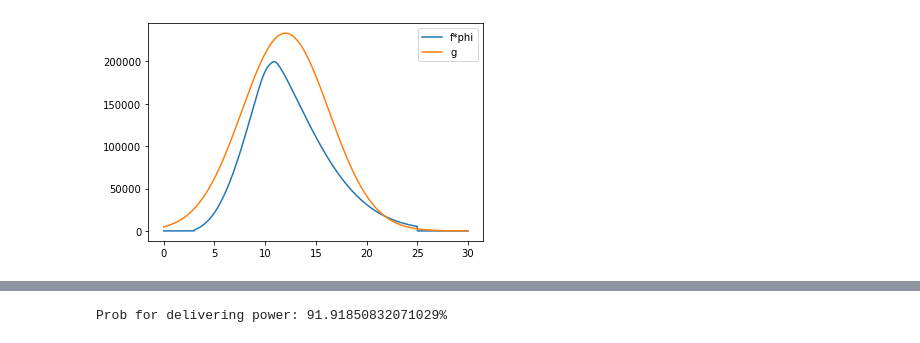
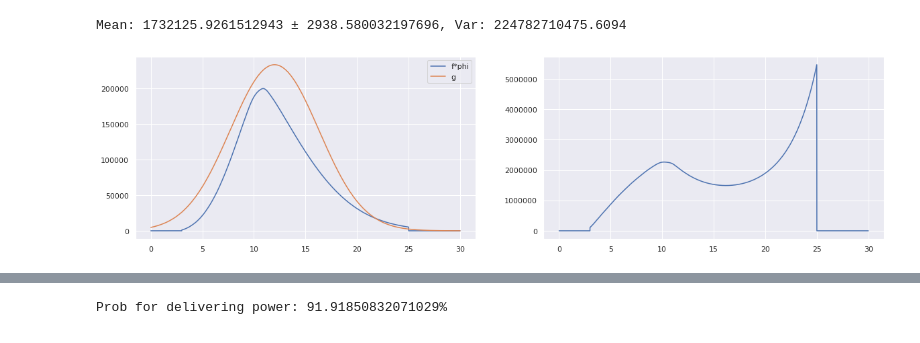
Before and after one commit to sleipner42/LP32020, a Jupyter notebook: monte-carlo/HA 1/Lab 1 Jupyter Notebook.ipynb, the cells around one changed output, grey strips where cells are left out. Saved outputs shown, nothing was run; the diff lists cells and outputs as text; code cells hidden in the pictures.

```diff
--- a/monte-carlo/HA 1/Lab 1 Jupyter Notebook.ipynb
+++ b/monte-carlo/HA 1/Lab 1 Jupyter Notebook.ipynb
@@ -7,6 +7,13 @@ from scipy.interpolate import interp1d
 
 import matplotlib.pyplot as plt
 
+from pylab import rcParams
+
+import seaborn as sns
+sns.set()
+
+rcParams['figure.figsize'] = 20,5
+
 # Create the P function from matlab
 data = np.loadtxt("powermat.csv", delimiter=",")
 x = np.arange(0,30,0.001)
@@ -92,18 +99,37 @@ Mean: 1736507.206531282 ± 6600.753751902986, Var: 1134161549699.6394
 # %%
 x = np.linspace(0,30, num=n)
 
 
 h = lambda x: P(x)*wind_distribution.pdf(x)
 
 # Selecting g as a normal distribution
 my = 12
 sigma2 = 4.3
 g_scale = 10**6.4
 g_dist = norm(my, sigma2)
 g = lambda x: g_dist.pdf(x)
 
+plt.subplot(1,2,1)
+
 plt.plot(x,h(x), label='f*phi')
 plt.plot(x, g_scale*g(x), label = 'g')
-_ = plt.legend()
+plt.legend()
+
+plt.subplot(1,2,2)
+
+plt.plot(x, h(x)/g(x))
+
+X = g_dist.rvs(size=n)
+
+# Function to evaluate
+s = lambda x: h(x)/g(x)
+
+# Calculate variance
+mean = np.mean(s(X))
+var = np.var(s(X))
+confidence_interval = 1.96*np.sqrt(var/n)
+
+print(f'Mean: {mean} ± {confidence_interval}, Var: {var}')
 # %% [output]
+Mean: 1732125.9261512943 ± 2938.580032197696, Var: 224782710475.6094
-[figure, old version]
+[figure, new version]
```
Also changed, not shown: parts of 12 cells of this notebook, 1 other file.
